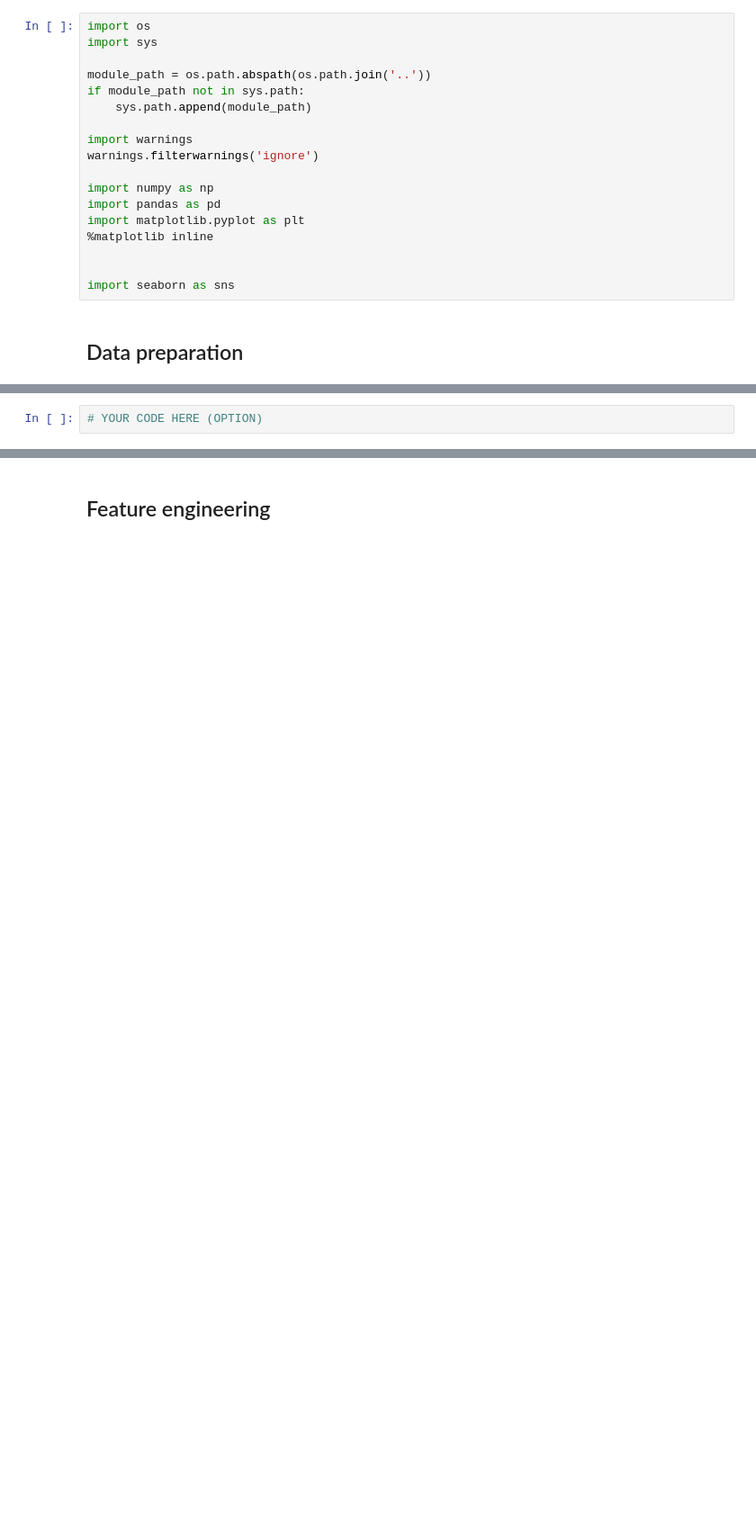
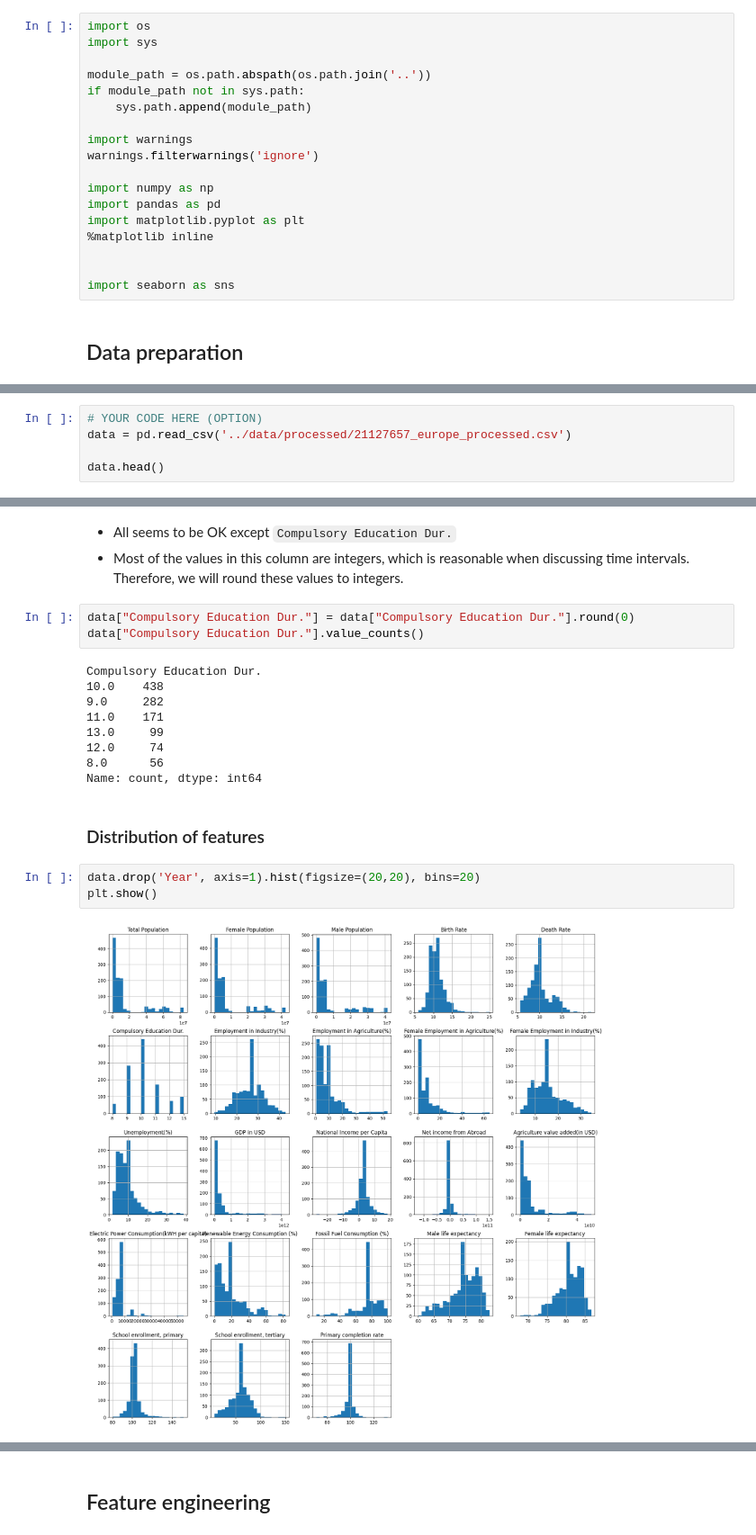
Before and after one commit to khanhnhan1512/Lab-2, a Jupyter notebook: notebooks/4.0-data-modelling.ipynb, the cells around one changed output, grey strips where cells are left out. Shown: that part at 90% size. Drawn from its saved outputs; the diff is of its cells as text; blank space fills up the shorter version.

```diff
--- a/notebooks/4.0-data-modelling.ipynb
+++ b/notebooks/4.0-data-modelling.ipynb
@@ -33,2 +37,5 @@ import seaborn as sns
 # %%
 # YOUR CODE HERE (OPTION)
+data = pd.read_csv('../data/processed/21127657_europe_processed.csv')
+
+data.head()
@@ -34,0 +99,22 @@ import seaborn as sns
+# %% [markdown]
+- All seems to be OK except `Compulsory Education Dur.`
+- Most of the values in this column are integers, which is reasonable when discussing time intervals. Therefore, we will round these values to integers.
+# %%
+data["Compulsory Education Dur."] = data["Compulsory Education Dur."].round(0)
+data["Compulsory Education Dur."].value_counts()
+# %% [output]
+Compulsory Education Dur.
+10.0    438
+9.0     282
+11.0    171
+13.0     99
+12.0     74
+8.0      56
+Name: count, dtype: int64
+# %% [markdown]
+### Distribution of features
+# %%
+data.drop('Year', axis=1).hist(figsize=(20,20), bins=20)
+plt.show()
+# %% [output]
+[figure, added]
```
Also changed, not shown: parts of 26 cells of this notebook, 1 other file.
